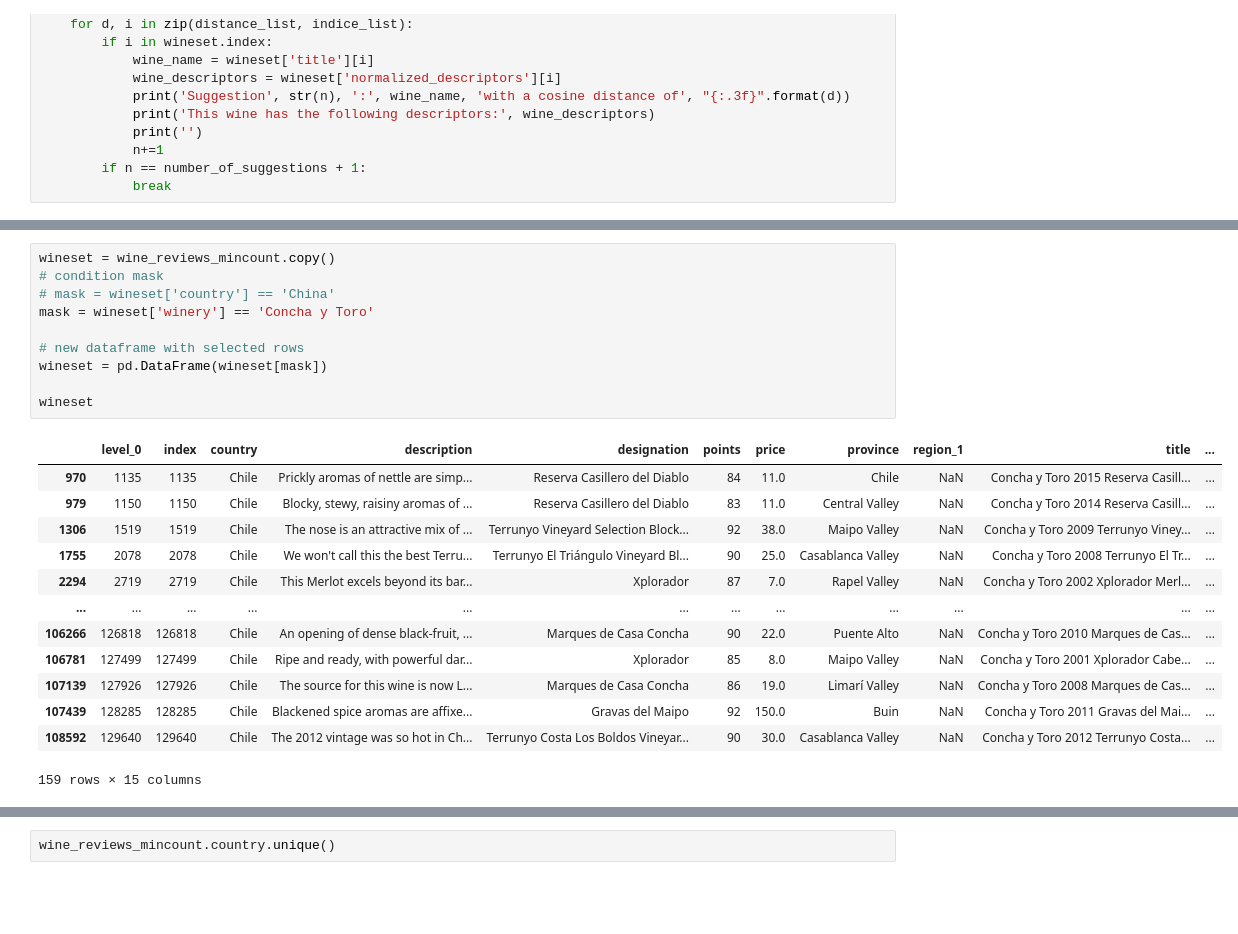
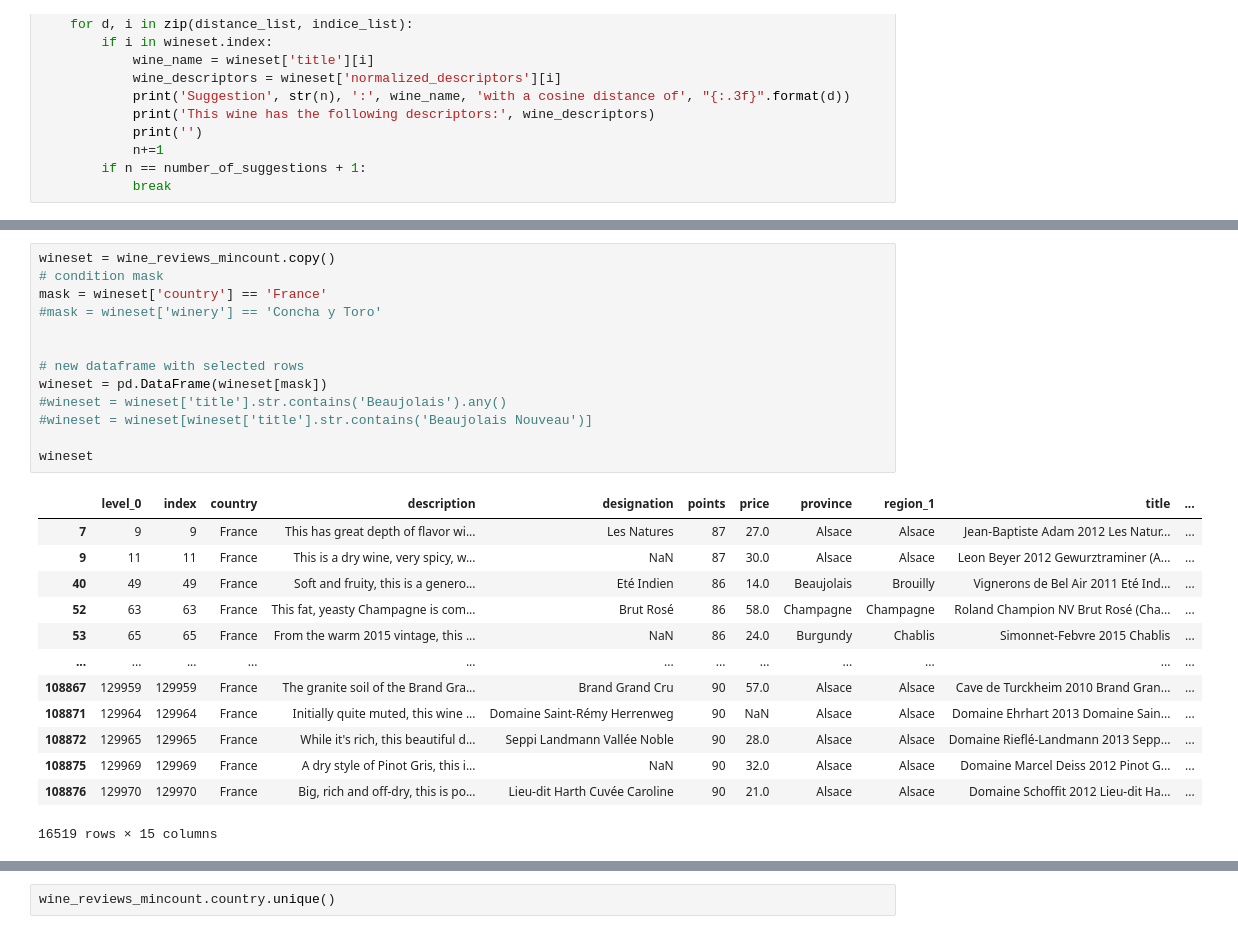
Before and after one commit to JordiSod/bright_toast, a Jupyter notebook: minimal_stuff_to_run.ipynb, the cells around one changed output, grey strips where cells are left out. Cells and saved outputs as stored; diff of their text form; blank space fills up the shorter version.

```diff
--- a/minimal_stuff_to_run.ipynb
+++ b/minimal_stuff_to_run.ipynb
@@ -143,27 +143,30 @@ This wine has the following descriptors: ['ripe', 'apple', 'pear', 'tropical_fru
 # %%
 wineset = wine_reviews_mincount.copy()
 # condition mask
-# mask = wineset['country'] == 'China'
-mask = wineset['winery'] == 'Concha y Toro'
+mask = wineset['country'] == 'France'
+#mask = wineset['winery'] == 'Concha y Toro'
+
 
 # new dataframe with selected rows
 wineset = pd.DataFrame(wineset[mask])
+#wineset = wineset['title'].str.contains('Beaujolais').any()
+#wineset = wineset[wineset['title'].str.contains('Beaujolais Nouveau')]
 
 wineset
 # %% [output]
 |  | level_0 | index | country | description | designation | points | price | province | region_1 | title | ... |
-| 970 | 1135 | 1135 | Chile | Prickly aromas of nettle are simp... | Reserva Casillero del Diablo | 84 | 11.0 | Chile | NaN | Concha y Toro 2015 Reserva Casill... | ... |
-| 979 | 1150 | 1150 | Chile | Blocky, stewy, raisiny aromas of ... | Reserva Casillero del Diablo | 83 | 11.0 | Central Valley | NaN | Concha y Toro 2014 Reserva Casill... | ... |
-| 1306 | 1519 | 1519 | Chile | The nose is an attractive mix of ... | Terrunyo Vineyard Selection Block... | 92 | 38.0 | Maipo Valley | NaN | Concha y Toro 2009 Terrunyo Viney... | ... |
-| 1755 | 2078 | 2078 | Chile | We won't call this the best Terru... | Terrunyo El Triángulo Vineyard Bl... | 90 | 25.0 | Casablanca Valley | NaN | Concha y Toro 2008 Terrunyo El Tr... | ... |
-| 2294 | 2719 | 2719 | Chile | This Merlot excels beyond its bar... | Xplorador | 87 | 7.0 | Rapel Valley | NaN | Concha y Toro 2002 Xplorador Merl... | ... |
+| 7 | 9 | 9 | France | This has great depth of flavor wi... | Les Natures | 87 | 27.0 | Alsace | Alsace | Jean-Baptiste Adam 2012 Les Natur... | ... |
+| 9 | 11 | 11 | France | This is a dry wine, very spicy, w... | NaN | 87 | 30.0 | Alsace | Alsace | Leon Beyer 2012 Gewurztraminer (A... | ... |
+| 40 | 49 | 49 | France | Soft and fruity, this is a genero... | Eté Indien | 86 | 14.0 | Beaujolais | Brouilly | Vignerons de Bel Air 2011 Eté Ind... | ... |
+| 52 | 63 | 63 | France | This fat, yeasty Champagne is com... | Brut Rosé | 86 | 58.0 | Champagne | Champagne | Roland Champion NV Brut Rosé (Cha... | ... |
+| 53 | 65 | 65 | France | From the warm 2015 vintage, this ... | NaN | 86 | 24.0 | Burgundy | Chablis | Simonnet-Febvre 2015 Chablis | ... |
 | ... | ... | ... | ... | ... | ... | ... | ... | ... | ... | ... | ... |
-| 106266 | 126818 | 126818 | Chile | An opening of dense black-fruit, ... | Marques de Casa Concha | 90 | 22.0 | Puente Alto | NaN | Concha y Toro 2010 Marques de Cas... | ... |
-| 106781 | 127499 | 127499 | Chile | Ripe and ready, with powerful dar... | Xplorador | 85 | 8.0 | Maipo Valley | NaN | Concha y Toro 2001 Xplorador Cabe... | ... |
-| 107139 | 127926 | 127926 | Chile | The source for this wine is now L... | Marques de Casa Concha | 86 | 19.0 | Limarí Valley | NaN | Concha y Toro 2008 Marques de Cas... | ... |
-| 107439 | 128285 | 128285 | Chile | Blackened spice aromas are affixe... | Gravas del Maipo | 92 | 150.0 | Buin | NaN | Concha y Toro 2011 Gravas del Mai... | ... |
-| 108592 | 129640 | 129640 | Chile | The 2012 vintage was so hot in Ch... | Terrunyo Costa Los Boldos Vineyar... | 90 | 30.0 | Casablanca Valley | NaN | Concha y Toro 2012 Terrunyo Costa... | ... |
+| 108867 | 129959 | 129959 | France | The granite soil of the Brand Gra... | Brand Grand Cru | 90 | 57.0 | Alsace | Alsace | Cave de Turckheim 2010 Brand Gran... | ... |
+| 108871 | 129964 | 129964 | France | Initially quite muted, this wine ... | Domaine Saint-Rémy Herrenweg | 90 | NaN | Alsace | Alsace | Domaine Ehrhart 2013 Domaine Sain... | ... |
+| 108872 | 129965 | 129965 | France | While it's rich, this beautiful d... | Seppi Landmann Vallée Noble | 90 | 28.0 | Alsace | Alsace | Domaine Rieflé-Landmann 2013 Sepp... | ... |
+| 108875 | 129969 | 129969 | France | A dry style of Pinot Gris, this i... | NaN | 90 | 32.0 | Alsace | Alsace | Domaine Marcel Deiss 2012 Pinot G... | ... |
+| 108876 | 129970 | 129970 | France | Big, rich and off-dry, this is po... | Lieu-dit Harth Cuvée Caroline | 90 | 21.0 | Alsace | Alsace | Domaine Schoffit 2012 Lieu-dit Ha... | ... |
-159 rows × 15 columns
+16519 rows × 15 columns
 # %%
 descriptors_to_best_match_wines_v2(list_of_descriptors=descriptors, wineset=wineset, number_of_suggestions=5)
 # %% [output]
```
Also changed, not shown: parts of 10 cells of this notebook, 13 other files.
